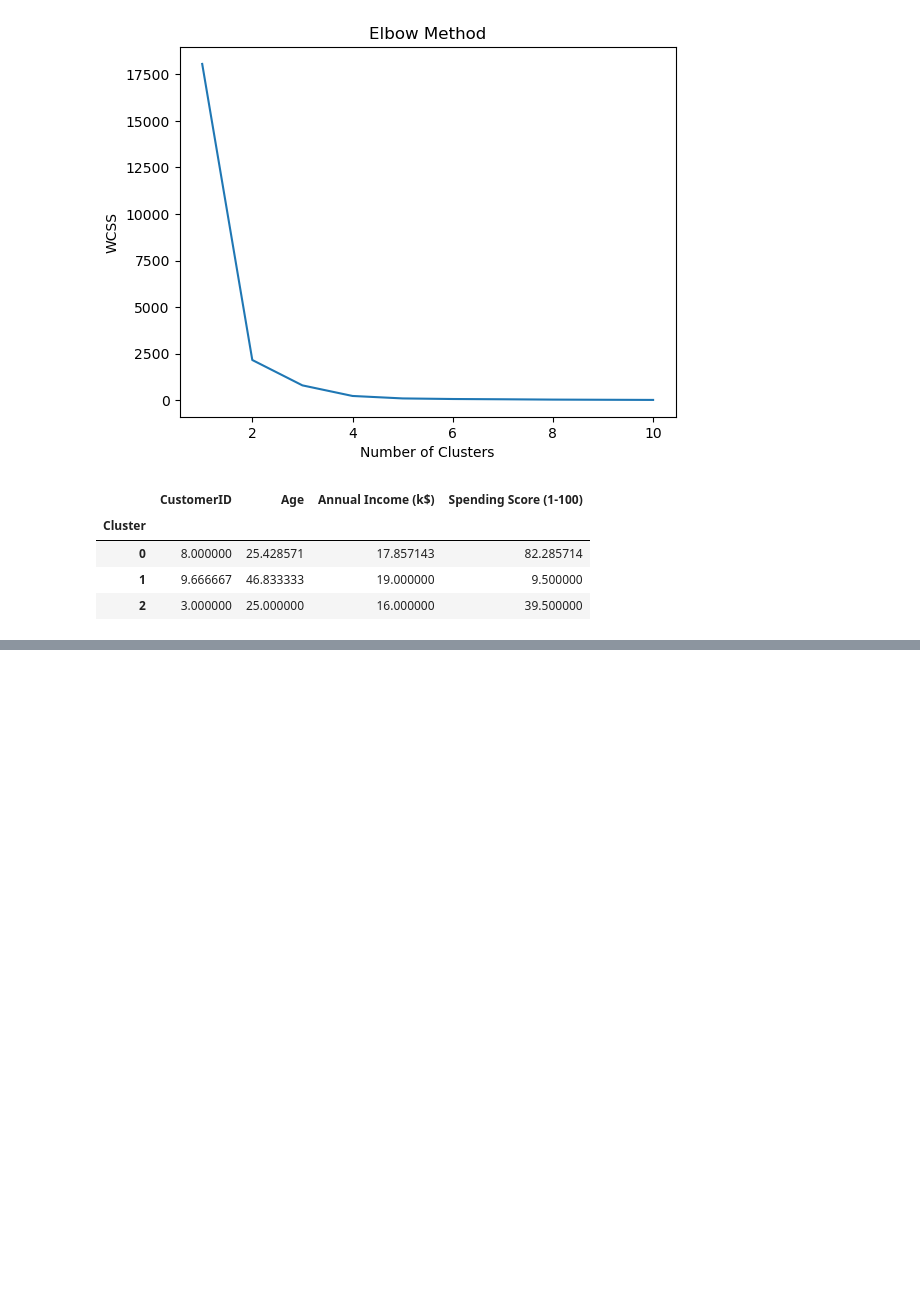
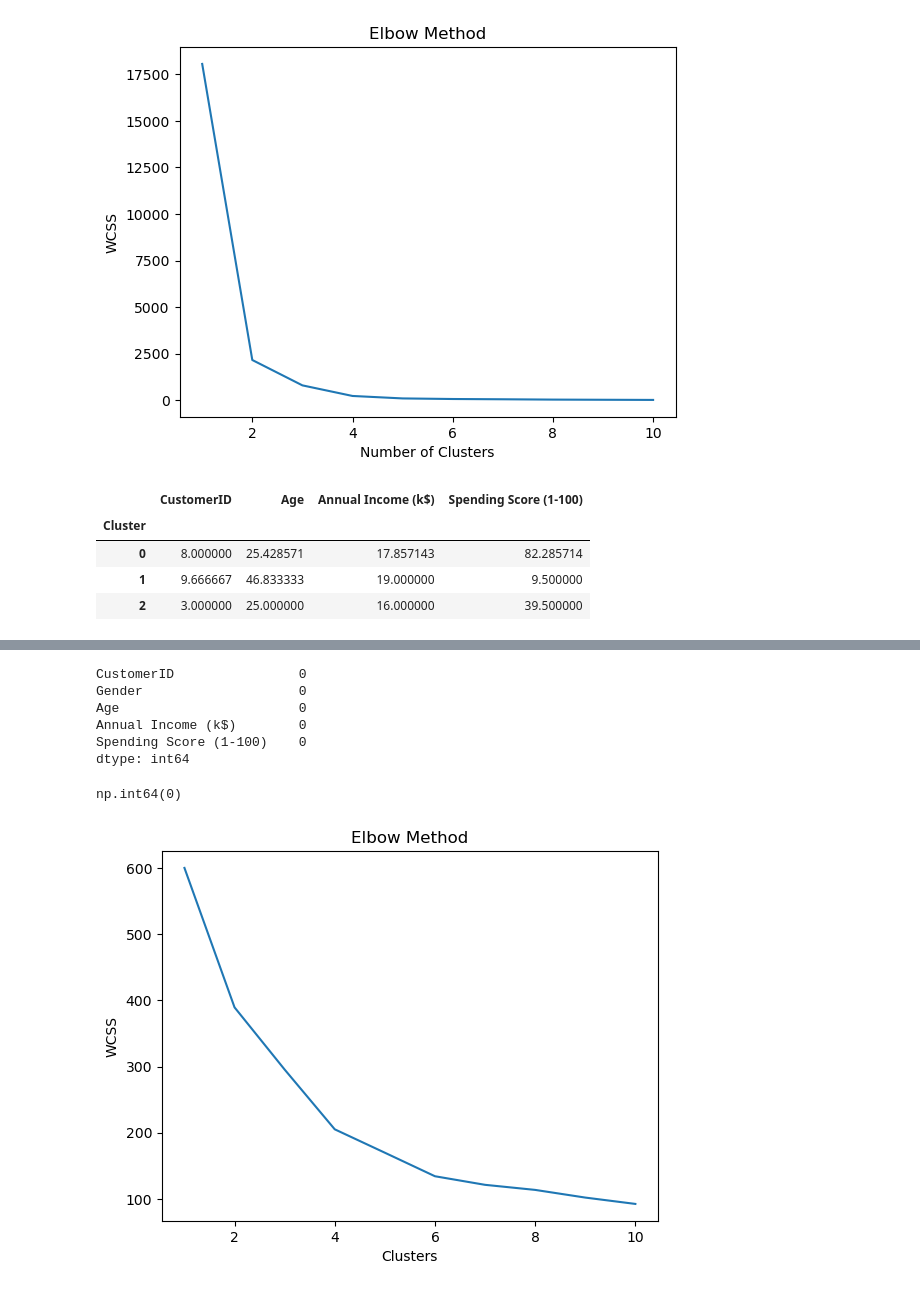
Before and after one commit to kalviumcommunity/S65-0226-CustomerSegmentation-Python-Pandas-RetailInsight, a Jupyter notebook: customer_segmentation.ipynb, the cells around one changed output, grey strips where cells are left out. Drawn from its saved outputs; the diff is of its cells as text; code cells hidden in the pictures; blank space fills up the shorter version.

```diff
--- a/customer_segmentation.ipynb
+++ b/customer_segmentation.ipynb
@@ -116,0 +257,9 @@ Targeted suggestions]
+# %%
+df.isnull().sum()
+# %% [output]
+CustomerID                0
+Gender                    0
+Age                       0
+Annual Income (k$)        0
+Spending Score (1-100)    0
+dtype: int64
@@ -116,0 +276,4 @@ Targeted suggestions]
+# %%
+df.duplicated().sum()
+# %% [output]
+np.int64(0)
@@ -116,0 +289,8 @@ Targeted suggestions]
+# %%
+from sklearn.preprocessing import StandardScaler
+
+X = df[['Age', 'Annual Income (k$)', 'Spending Score (1-100)']]
+
+scaler = StandardScaler()
+
+X_scaled = scaler.fit_transform(X)
@@ -116,0 +306,20 @@ Targeted suggestions]
+# %%
+from sklearn.cluster import KMeans
+
+wcss = []
+
+for i in range(1, 11):
+    kmeans = KMeans(n_clusters=i, random_state=42)
+    kmeans.fit(X_scaled)
+    wcss.append(kmeans.inertia_)
+# %%
+plt.plot(range(1, 11), wcss)
+
+plt.xlabel("Clusters")
+plt.ylabel("WCSS")
+
+plt.title("Elbow Method")
+
+plt.show()
+# %% [output]
+[figure, added]
```
Also changed, not shown: parts of 27 cells of this notebook, 10 other files.
